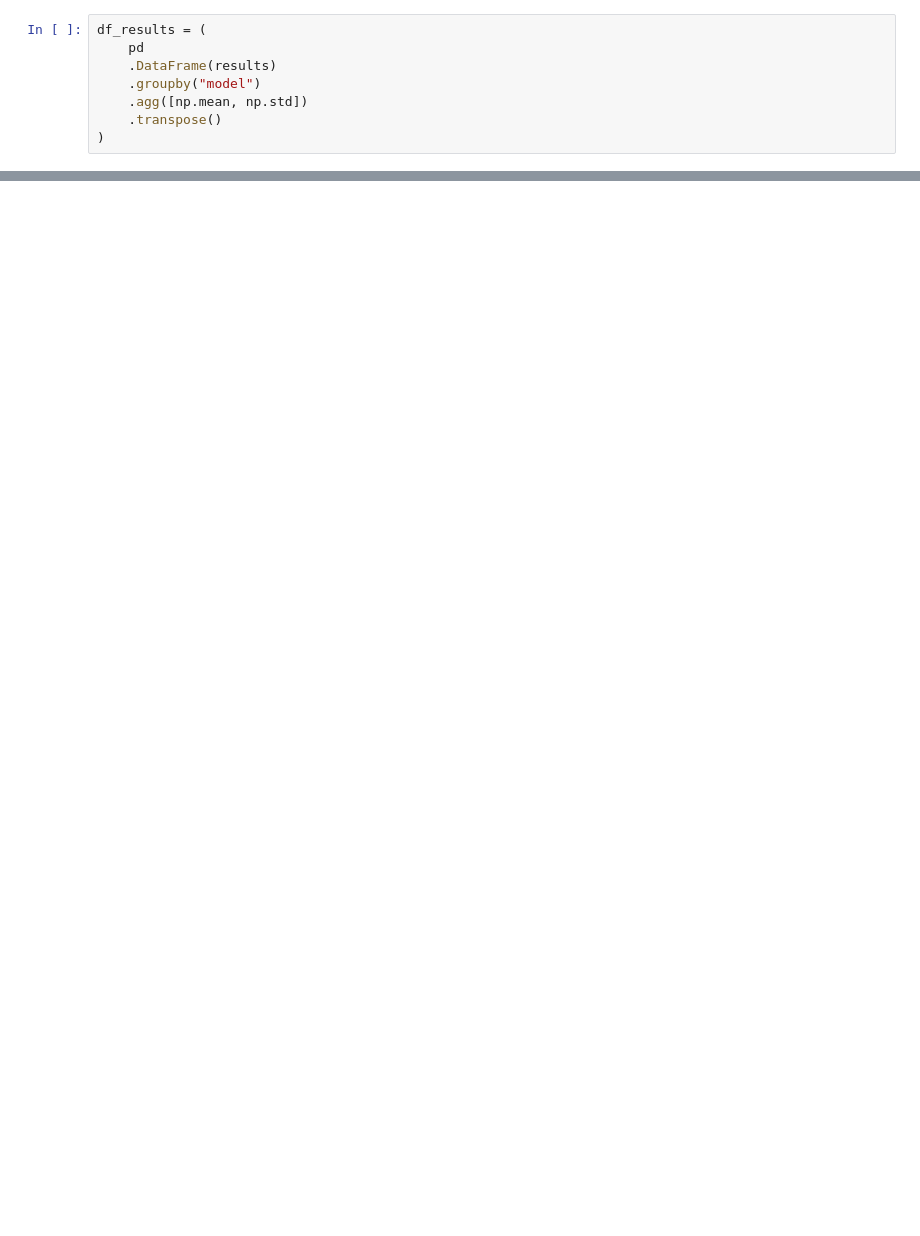
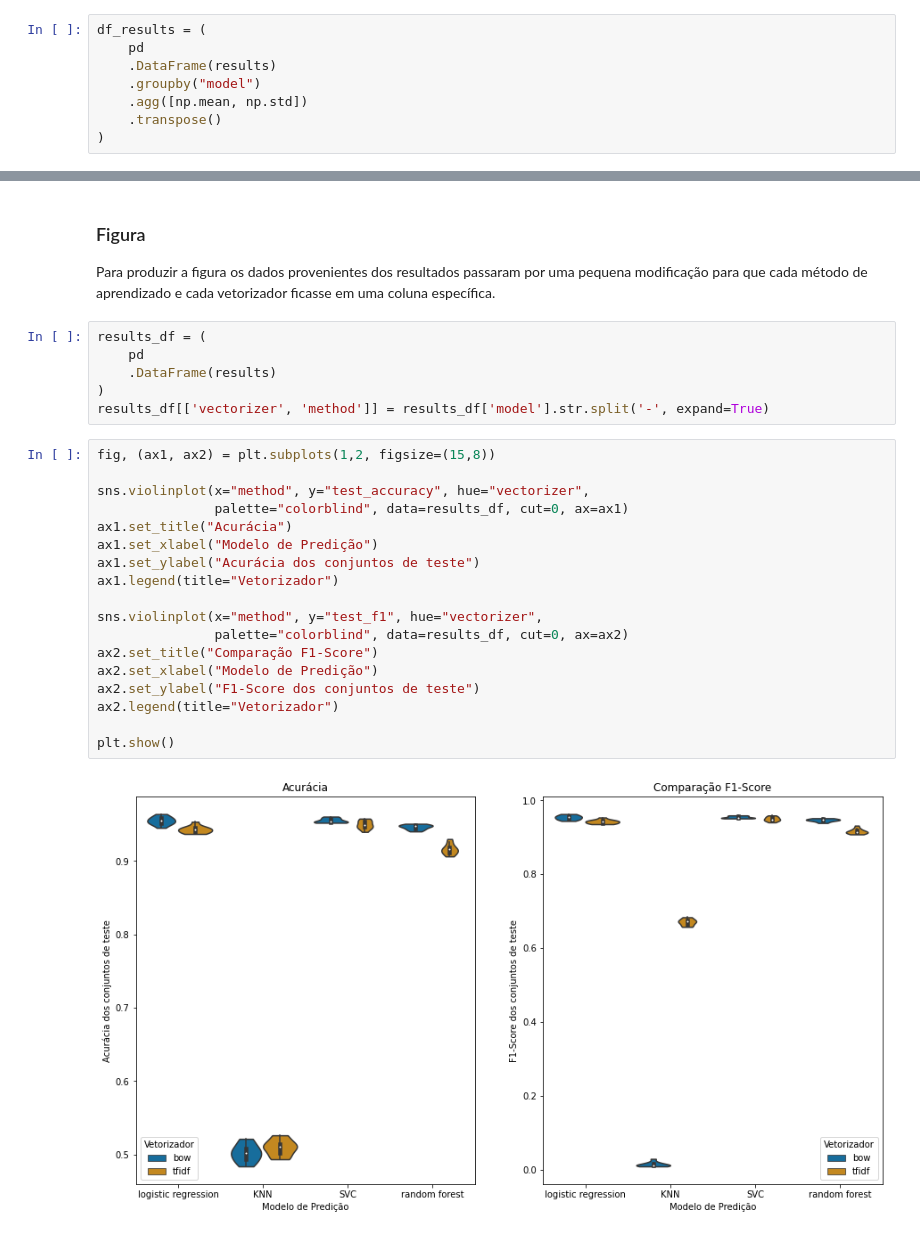
Before and after one commit to atlantico-academy/apura, a Jupyter notebook: notebooks/03 - Comparative Analysis.ipynb, the cells around one changed output, grey strips where cells are left out. Drawn from its saved outputs; the diff is of its cells as text; blank space fills up the shorter version.

Commit message:
Continua explicações do notebook; Melhora visualização da tabela; Adiciona figura de comparação dos modelos

```diff
--- a/notebooks/03 - Comparative Analysis.ipynb
+++ b/notebooks/03 - Comparative Analysis.ipynb
@@ -155,0 +208,30 @@ df_results
+# %% [markdown]
+### Figura
+
+Para produzir a figura os dados provenientes dos resultados passaram por uma pequena modificação para que cada método de aprendizado e cada vetorizador ficasse em uma coluna específica.
+# %%
+results_df = (
+    pd
+    .DataFrame(results)
+)
+results_df[['vectorizer', 'method']] = results_df['model'].str.split('-', expand=True)
+# %%
+fig, (ax1, ax2) = plt.subplots(1,2, figsize=(15,8))
+
+sns.violinplot(x="method", y="test_accuracy", hue="vectorizer",
+               palette="colorblind", data=results_df, cut=0, ax=ax1)
+ax1.set_title("Acurácia")
+ax1.set_xlabel("Modelo de Predição")
+ax1.set_ylabel("Acurácia dos conjuntos de teste")
+ax1.legend(title="Vetorizador")
+
+sns.violinplot(x="method", y="test_f1", hue="vectorizer",
+               palette="colorblind", data=results_df, cut=0, ax=ax2)
+ax2.set_title("Comparação F1-Score")
+ax2.set_xlabel("Modelo de Predição")
+ax2.set_ylabel("F1-Score dos conjuntos de teste")
+ax2.legend(title="Vetorizador")
+
+plt.show()
+# %% [output]
+[figure, added]
```
Also changed, not shown: parts of 10 cells of this notebook.
